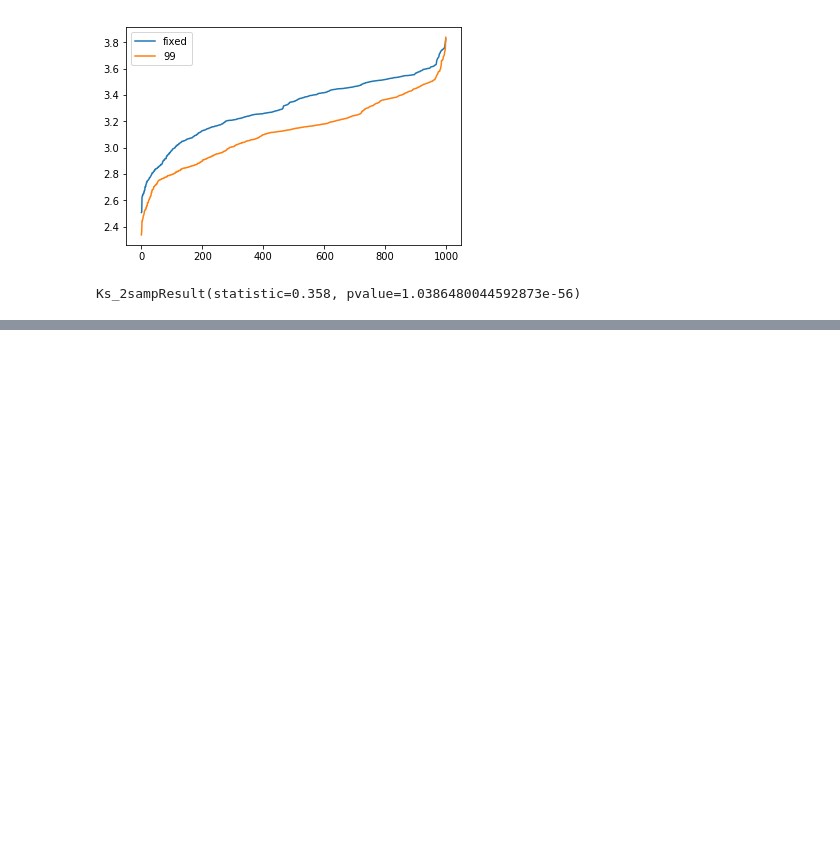
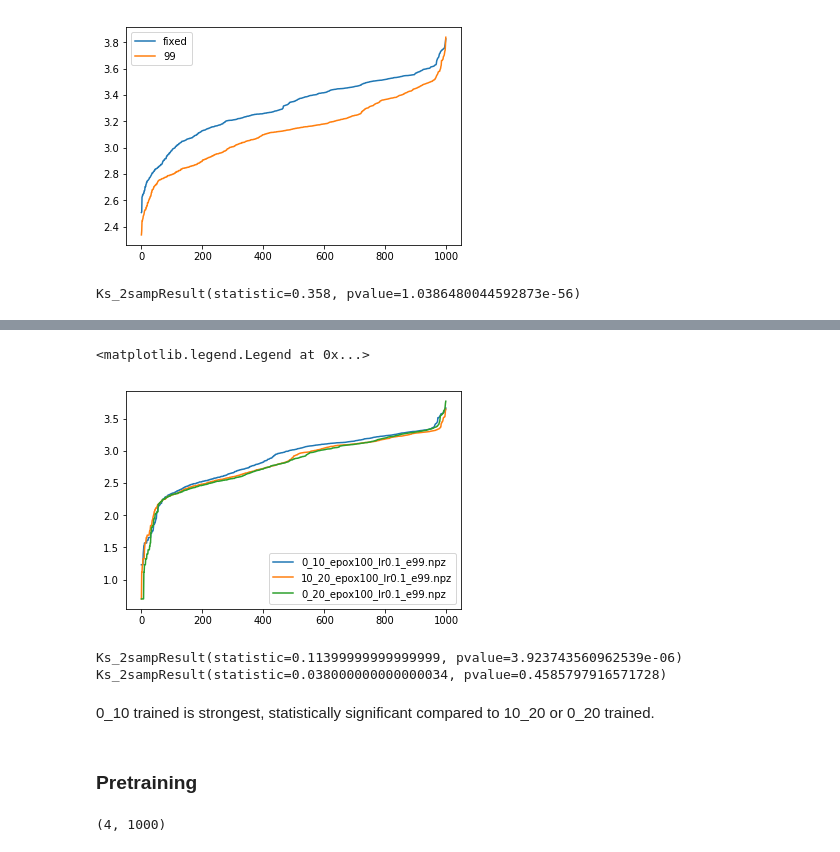
Before and after one commit to fqjin/2048NN, a Jupyter notebook: models/compare_models.ipynb, the cells around one changed output, grey strips where cells are left out. Cells and saved outputs as stored; diff of their text form; code cells hidden in the pictures; blank space fills up the shorter version.

```diff
--- a/models/compare_models.ipynb
+++ b/models/compare_models.ipynb
@@ -146,0 +201,33 @@ Ks_2sampResult(statistic=0.358, pvalue=1.0386480044592873e-56)
+# %%
+for i in range(len(logresults)):
+    plt.plot(logresults[i])
+plt.legend(names)
+# %% [output]
+<matplotlib.legend.Legend at 0x...>
+[figure, added]
+# %%
+print(stats.ks_2samp(logresults[0], logresults[2]))
+print(stats.ks_2samp(logresults[1], logresults[2]))
+# %% [output]
+Ks_2sampResult(statistic=0.11399999999999999, pvalue=3.923743560962539e-06)
+Ks_2sampResult(statistic=0.038000000000000034, pvalue=0.4585797916571728)
+# %% [markdown]
+0_10 trained is strongest, statistically significant compared to 10_20 or 0_20 trained.
+# %% [markdown]
+### Pretraining
+# %%
+results = []
+names = ['0_10_epox100_lr0.1_e99.npz',
+        '10_20_epox100_lr0.1_e99.npz',
+        '10_20_epox100_lr0.1pre_e99.npz',
+        '10_20_epox100_lr0.01pre_e99.npz']
+for name in names:
+    dist = np.load(name)
+    scores = np.asarray([dist['scores']]).flatten()
+    scores.sort()
+    results.append(scores)
+results = np.vstack(results)
+print(results.shape)
+logresults = np.log10(results + 1)
+# %% [output]
+(4, 1000)
```
Also changed, not shown: parts of 13 cells of this notebook, 4 other files.
